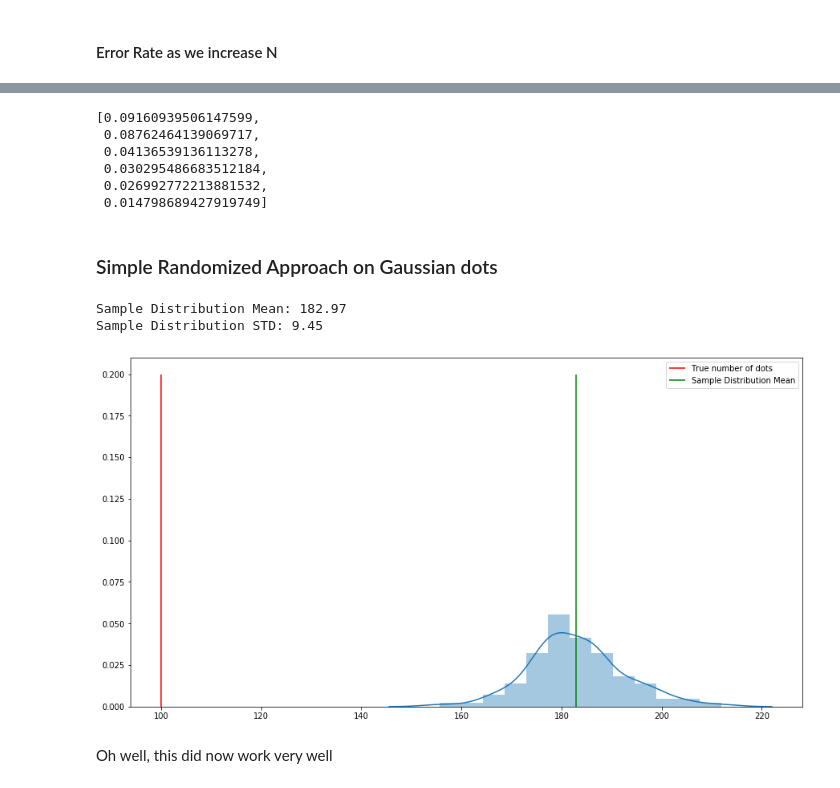
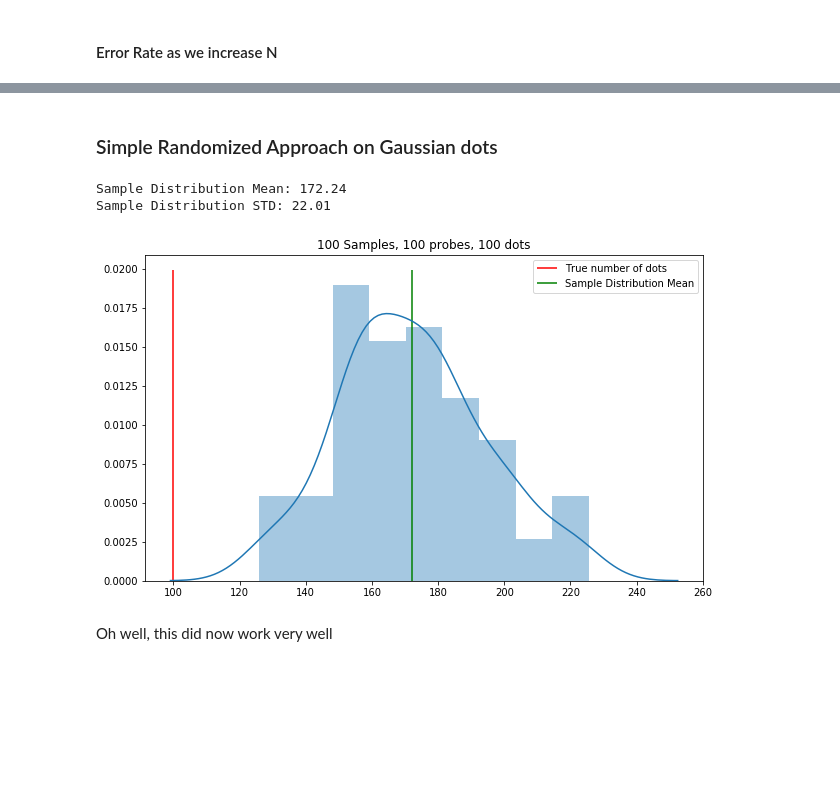
Before and after one commit to sebastiandro/probing-density, a Jupyter notebook: Probing Density.ipynb, the cells around one changed output, grey strips where cells are left out. Cells and saved outputs as stored; diff of their text form; code cells hidden in the pictures; blank space fills up the shorter version.

```diff
--- a/Probing Density.ipynb
+++ b/Probing Density.ipynb
@@ -108,5 +107,4 @@ def custom_gaussian():
 
 dots_gauss = generate_dots(N,d, custom_gaussian)
 plot_interval(dots_gauss, "Our beautiful Gaussian interval")
-dots_gauss.sort()
 # %% [output]
@@ -166,11 +188,7 @@ Let's run the simple probing algorithm and see some approximations
 # %%
 approximations = []
 for i in range(100):
-    n_approx = simple_probing(dots, 1000, 0, 1)
+    n_approx = simple_probing(dots, 100, 0, 1)
     approximations.append(n_approx)
 
 aprx = np.array(approximations)
-sd_mean = aprx.mean();
-sd_std = aprx.std();
-print("Sample Distribution Mean: %.2f" % sd_mean)
-print("Sample Distribution STD: %.2f" % sd_std)
@@ -180,12 +195,18 @@ Sample Distribution STD: 2.86
 # %%
 import seaborn as sns
-def plot_sample_dist(aprx, N):
-    plt.figure(figsize=(15,8))
-    line_height = 0.2
+def plot_sample_dist(aprx, N, n_probes=100):
+    plt.figure(figsize=(10,6))
+    sd_mean = aprx.mean();
+    sd_std = aprx.std();
+    print("Sample Distribution Mean: %.2f" % sd_mean)
+    print("Sample Distribution STD: %.2f" % sd_std)
     sns.distplot(aprx);
+    ylim = plt.gca().get_ylim()
+    line_height = ylim[1]
     plt.vlines(N, 0, line_height, colors='r', label='True number of dots')
     plt.vlines(aprx.mean(), 0, line_height, colors='g', label='Sample Distribution Mean')
     plt.legend()
+    plt.title('%d Samples, %d probes, %d dots' % (aprx.size, n_probes, N))
     plt.show()
 
 plot_sample_dist(aprx, N)
@@ -263,30 +289,17 @@ plot_error_rate(Ns, relative_err_means, relative_err_std, title='Uniform Interva
-# %%
-relative_err_means
-# %% [output]
-[0.09160939506147599,
- 0.08762464139069717,
- 0.04136539136113278,
- 0.030295486683512184,
- 0.026992772213881532,
- 0.014798689427919749]
 # %% [markdown]
 ### Simple Randomized Approach on Gaussian dots
 # %%
 approximations = []
 for i in range(100):
-    n_approx = simple_probing(dots_gauss, 1000, 0, 1)
+    n_approx = simple_probing(dots_gauss, 100, 0, 1)
     approximations.append(n_approx)
 
 aprx = np.array(approximations)
-sd_mean = aprx.mean();
-sd_std = aprx.std();
-print("Sample Distribution Mean: %.2f" % sd_mean)
-print("Sample Distribution STD: %.2f" % sd_std)
-plot_sample_dist(aprx, N)
+plot_sample_dist(aprx, 100)
 # %% [output]
-Sample Distribution Mean: 182.97
-Sample Distribution STD: 9.45
+Sample Distribution Mean: 172.24
+Sample Distribution STD: 22.01
-[figure, old version]
+[figure, new version]
 # %% [markdown]
 Oh well, this did now work very well
 # %% [markdown]
```
Also changed, not shown: parts of 30 cells of this notebook.
